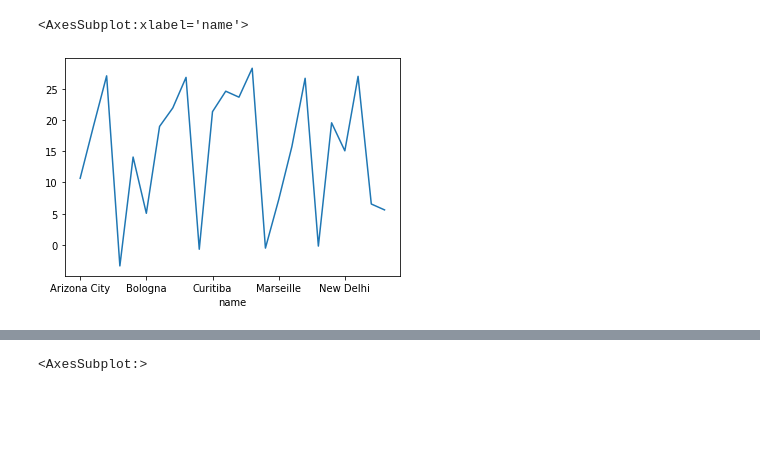
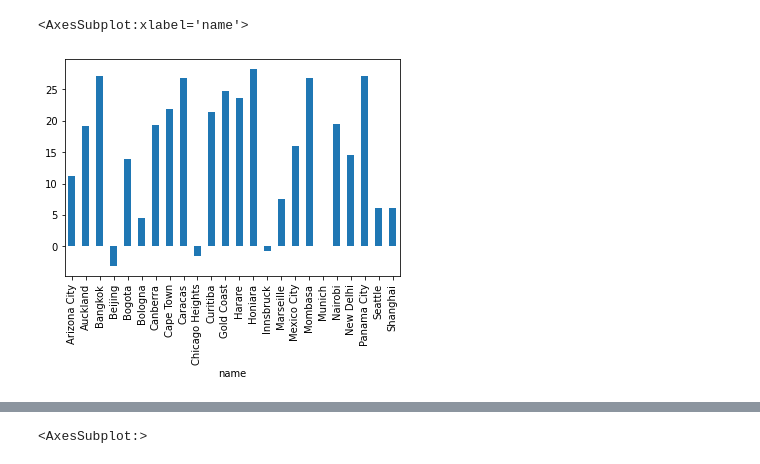
Before and after one commit to arindam31/CityWeatherAnalytics, a Jupyter notebook: Geo.ipynb, the cells around one changed output, grey strips where cells are left out. Cells and saved outputs as stored; diff of their text form; code cells hidden in the pictures; blank space fills up the shorter version.

Commit message:
More plots. Weather data till Jan 2021 end added in db.

```diff
--- a/Geo.ipynb
+++ b/Geo.ipynb
@@ -68,5 +65,5 @@ df_mean_values_cities
 # %%
-df_mean_values_cities['mean_temp'].plot()
+df_mean_values_cities['mean_temp'].plot.bar()
 # %% [output]
 <AxesSubplot:xlabel='name'>
-[figure, old version]
+[figure, new version]
```
Also changed, not shown: parts of 5 cells of this notebook, 2 other files.
